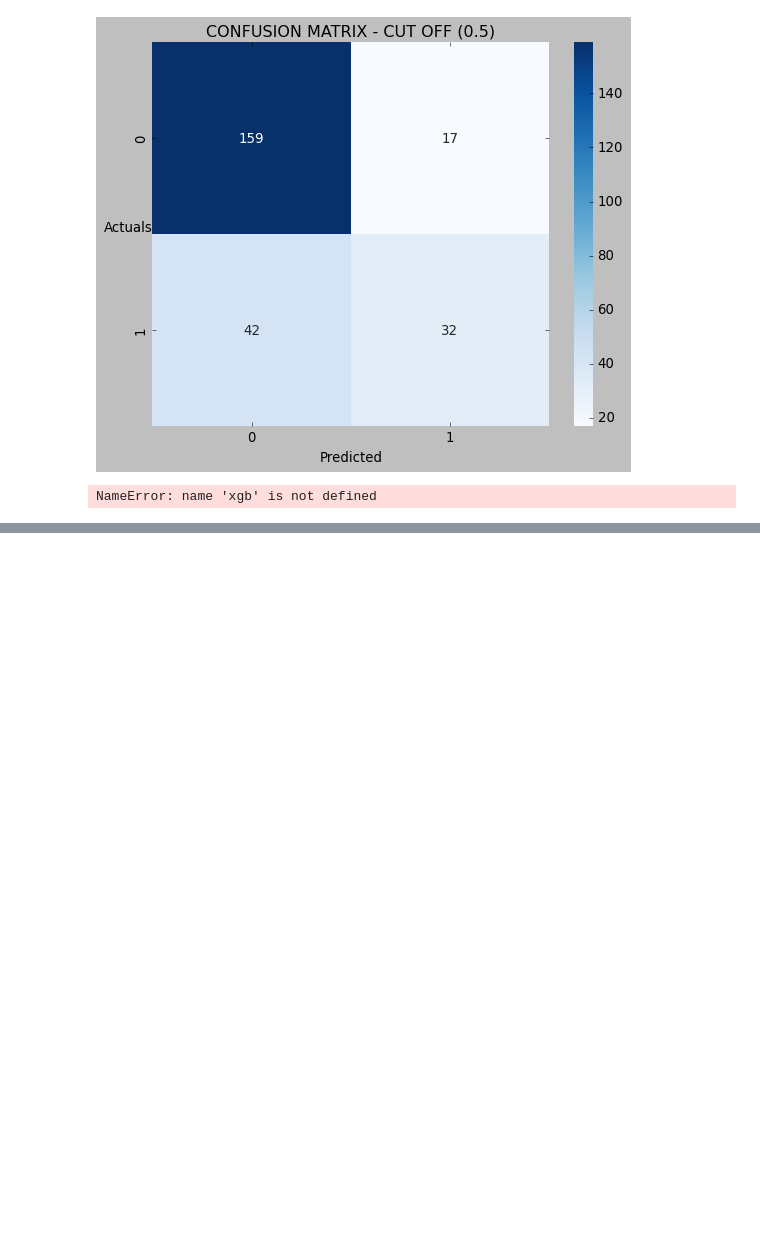
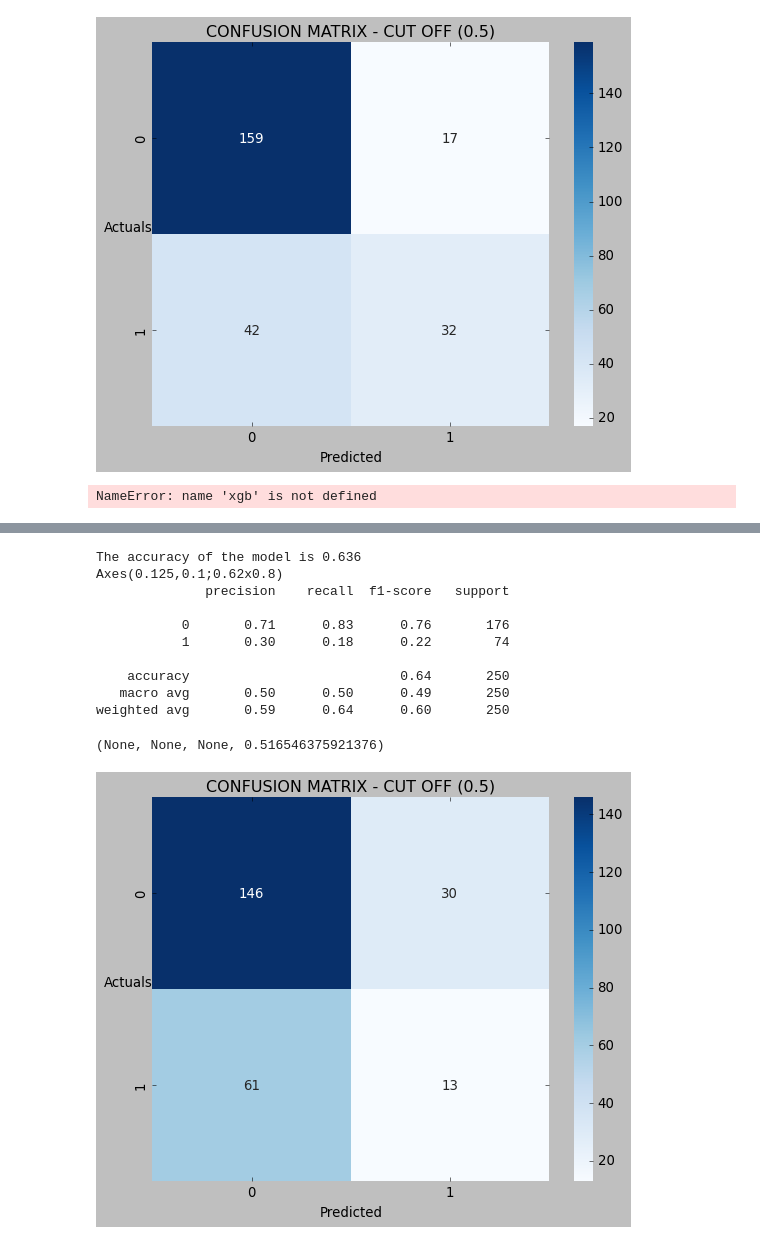
Before and after one commit to kumarideepali0402/AI-ML, a Jupyter notebook: DecisionTree and n-sampling.ipynb, the cells around one changed output, grey strips where cells are left out. Drawn from its saved outputs; the diff is of its cells as text; code cells hidden in the pictures; blank space fills up the shorter version.

```diff
--- a/DecisionTree and n-sampling.ipynb
+++ b/DecisionTree and n-sampling.ipynb
@@ -590,0 +612,15 @@ NameError: name 'xgb' is not defined
+# %%
+evaluate_test_model(Knn_3)
+# %% [output]
+The accuracy of the model is 0.636
+Axes(0.125,0.1;0.62x0.8)
+              precision    recall  f1-score   support
+
+           0       0.71      0.83      0.76       176
+           1       0.30      0.18      0.22        74
+
+    accuracy                           0.64       250
+   macro avg       0.50      0.50      0.49       250
+weighted avg       0.59      0.64      0.60       250
+(None, None, None, 0.516546375921376)
+[figure, added]
```
Also changed, not shown: parts of 17 cells of this notebook, 2 other files.
